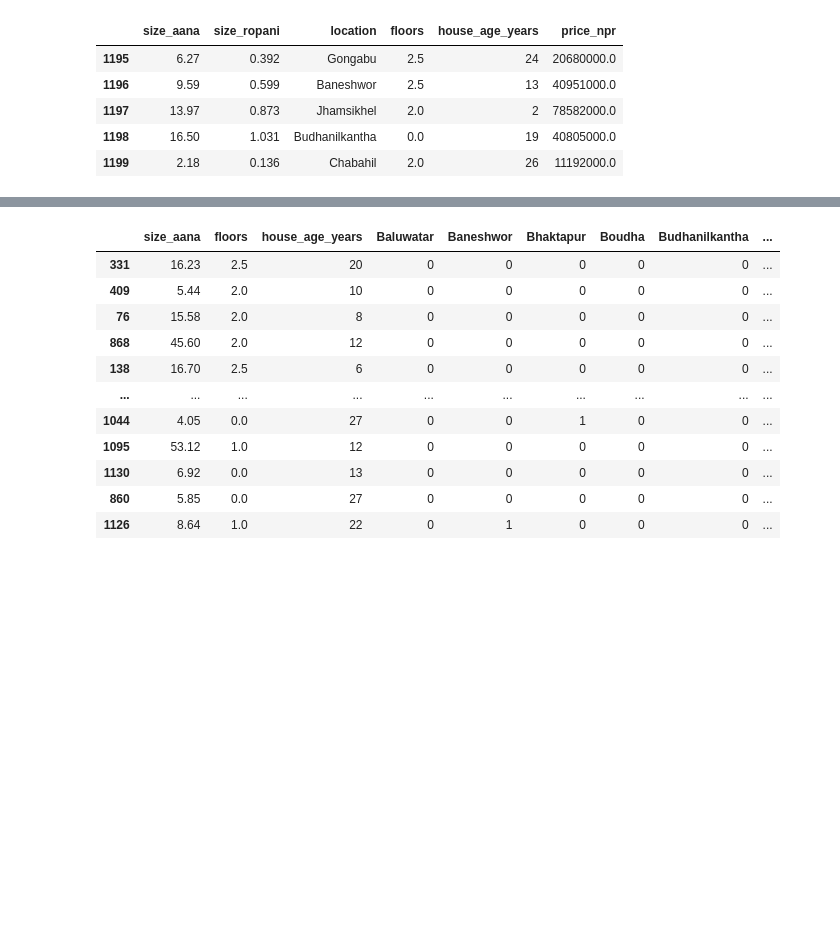
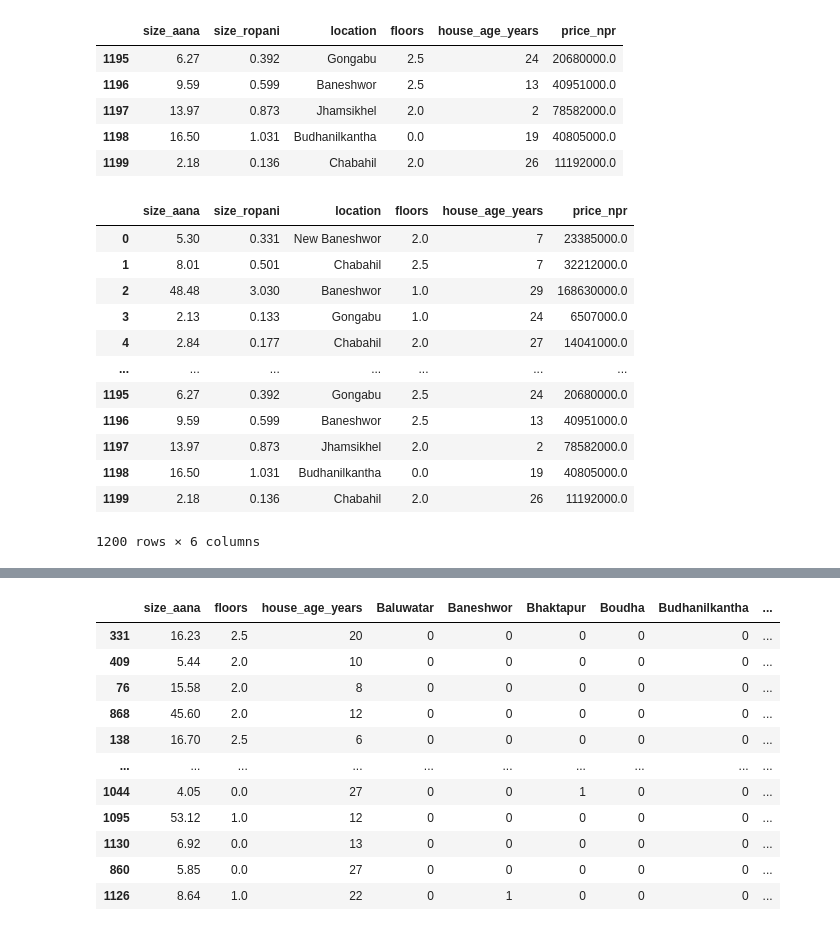
Before and after one commit to sumanCx31/AI_ML, a Jupyter notebook: house-price-prediction.ipynb, the cells around one changed output, grey strips where cells are left out. Saved outputs shown, nothing was run; the diff lists cells and outputs as text; code cells hidden in the pictures; blank space fills up the shorter version.

```diff
--- a/house-price-prediction.ipynb
+++ b/house-price-prediction.ipynb
@@ -15,6 +17,22 @@ df.tail()
 | 1197 | 13.97 | 0.873 | Jhamsikhel | 2.0 | 2 | 78582000.0 |
 | 1198 | 16.50 | 1.031 | Budhanilkantha | 0.0 | 19 | 40805000.0 |
 | 1199 | 2.18 | 0.136 | Chabahil | 2.0 | 26 | 11192000.0 |
+# %%
+df
+# %% [output]
+|  | size_aana | size_ropani | location | floors | house_age_years | price_npr |
+| 0 | 5.30 | 0.331 | New Baneshwor | 2.0 | 7 | 23385000.0 |
+| 1 | 8.01 | 0.501 | Chabahil | 2.5 | 7 | 32212000.0 |
+| 2 | 48.48 | 3.030 | Baneshwor | 1.0 | 29 | 168630000.0 |
+| 3 | 2.13 | 0.133 | Gongabu | 1.0 | 24 | 6507000.0 |
+| 4 | 2.84 | 0.177 | Chabahil | 2.0 | 27 | 14041000.0 |
+| ... | ... | ... | ... | ... | ... | ... |
+| 1195 | 6.27 | 0.392 | Gongabu | 2.5 | 24 | 20680000.0 |
+| 1196 | 9.59 | 0.599 | Baneshwor | 2.5 | 13 | 40951000.0 |
+| 1197 | 13.97 | 0.873 | Jhamsikhel | 2.0 | 2 | 78582000.0 |
+| 1198 | 16.50 | 1.031 | Budhanilkantha | 0.0 | 19 | 40805000.0 |
+| 1199 | 2.18 | 0.136 | Chabahil | 2.0 | 26 | 11192000.0 |
+1200 rows × 6 columns
 # %%
 y = df['price_npr']
 # %%
```
Also changed, not shown: parts of 6 cells of this notebook, 29 other files.
